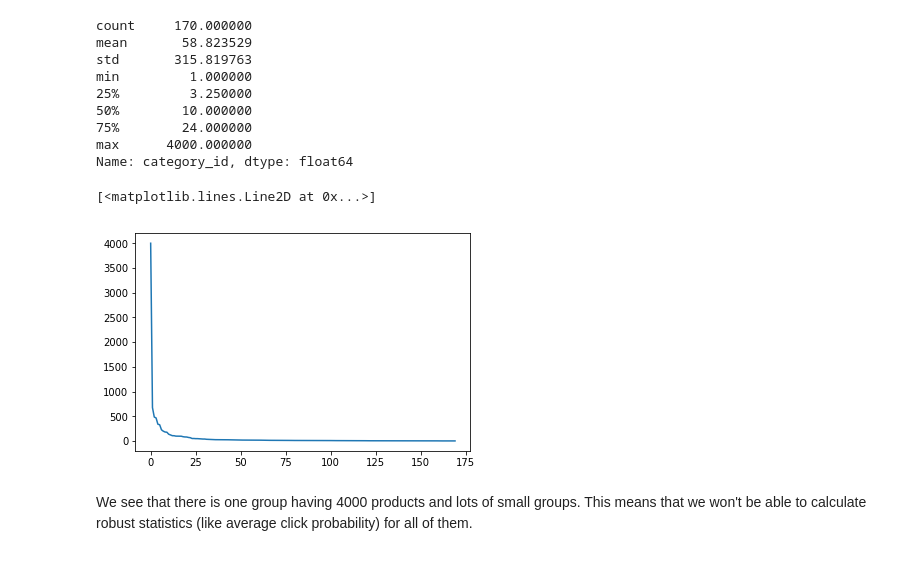
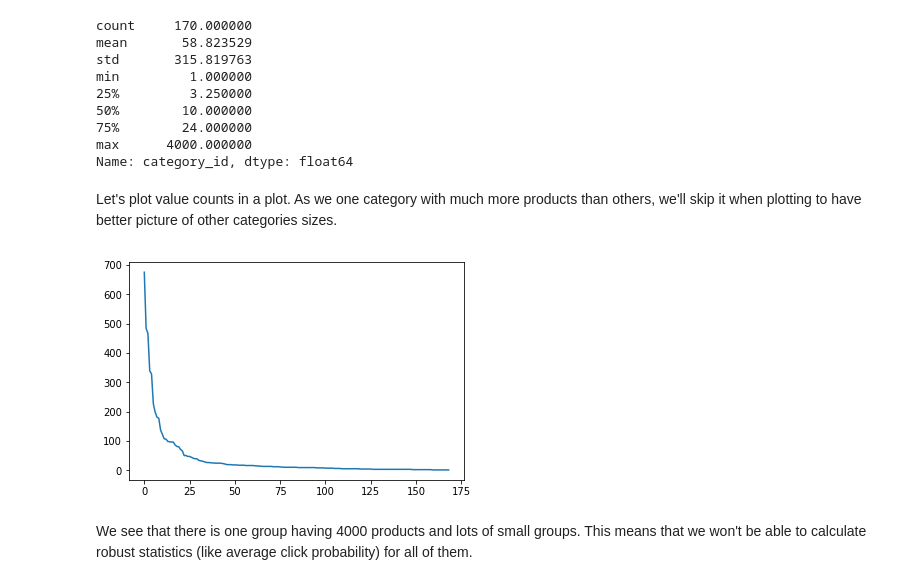
Before and after one commit to satanevsky/st_task, a Jupyter notebook: solution.ipynb, the cells around one changed output. Drawn from its saved outputs; the diff is of its cells as text; code cells hidden in the pictures.

```diff
--- a/solution.ipynb
+++ b/solution.ipynb
@@ -84,11 +71,12 @@ min         1.000000
 75%        24.000000
 max      4000.000000
 Name: category_id, dtype: float64
+# %% [markdown]
+Let's plot value counts in a plot. As we one category with much more products than others, we'll skip it when plotting to have better picture of other categories sizes.
 # %%
-plt.plot(range(len(categories_value_counts)), categories_value_counts)
+_ = plt.plot(range(len(categories_value_counts) - 1), categories_value_counts.values[1:])
 # %% [output]
-[<matplotlib.lines.Line2D at 0x...>]
-[figure, old version]
+[figure, new version]
 # %% [markdown]
 We see that there is one group having 4000 products and lots of small groups. This means that we won't be able to calculate robust statistics (like average click probability) for all of them.
 # %%
```
Also changed, not shown: parts of 6 cells of this notebook.
